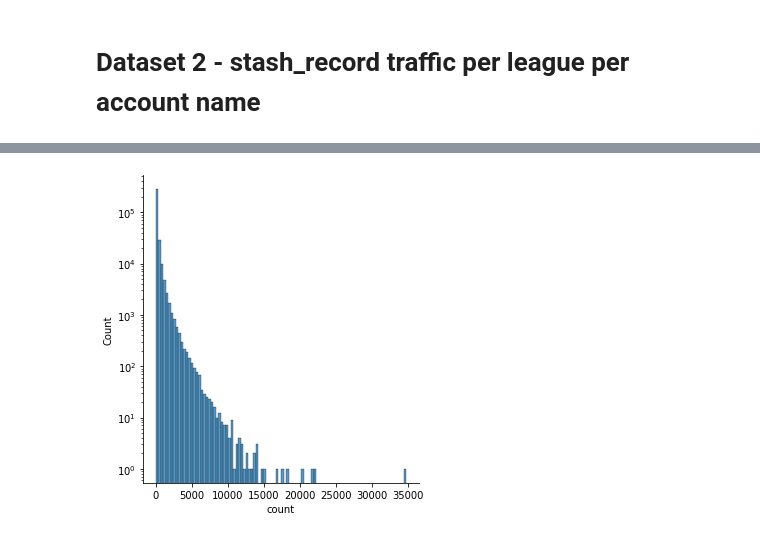
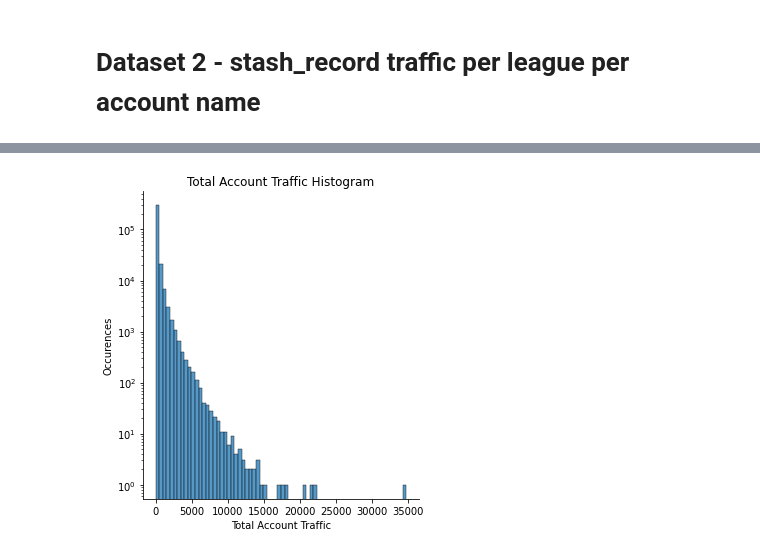
Before and after one commit to maximumstock/poe-river-analysis, a Jupyter notebook: Indexer League Traffic.ipynb, the cells around one changed output, grey strips where cells are left out. Cells and saved outputs as stored; diff of their text form; code cells hidden in the pictures.

```diff
--- a/Indexer League Traffic.ipynb
+++ b/Indexer League Traffic.ipynb
@@ -77,6 +87,9 @@ df.head()
 # %%
-g = sns.displot(df["count"], bins=100)
+g = sns.displot(df["count"], bins=70)
 g.set(yscale="log")
+plt.xlabel("Total Account Traffic")
+plt.ylabel("Occurences")
+plt.title("Total Account Traffic Histogram")
 plt.show()
 # %% [output]
-[figure, old version]
+[figure, new version]
```
Also changed, not shown: parts of 31 cells of this notebook.
